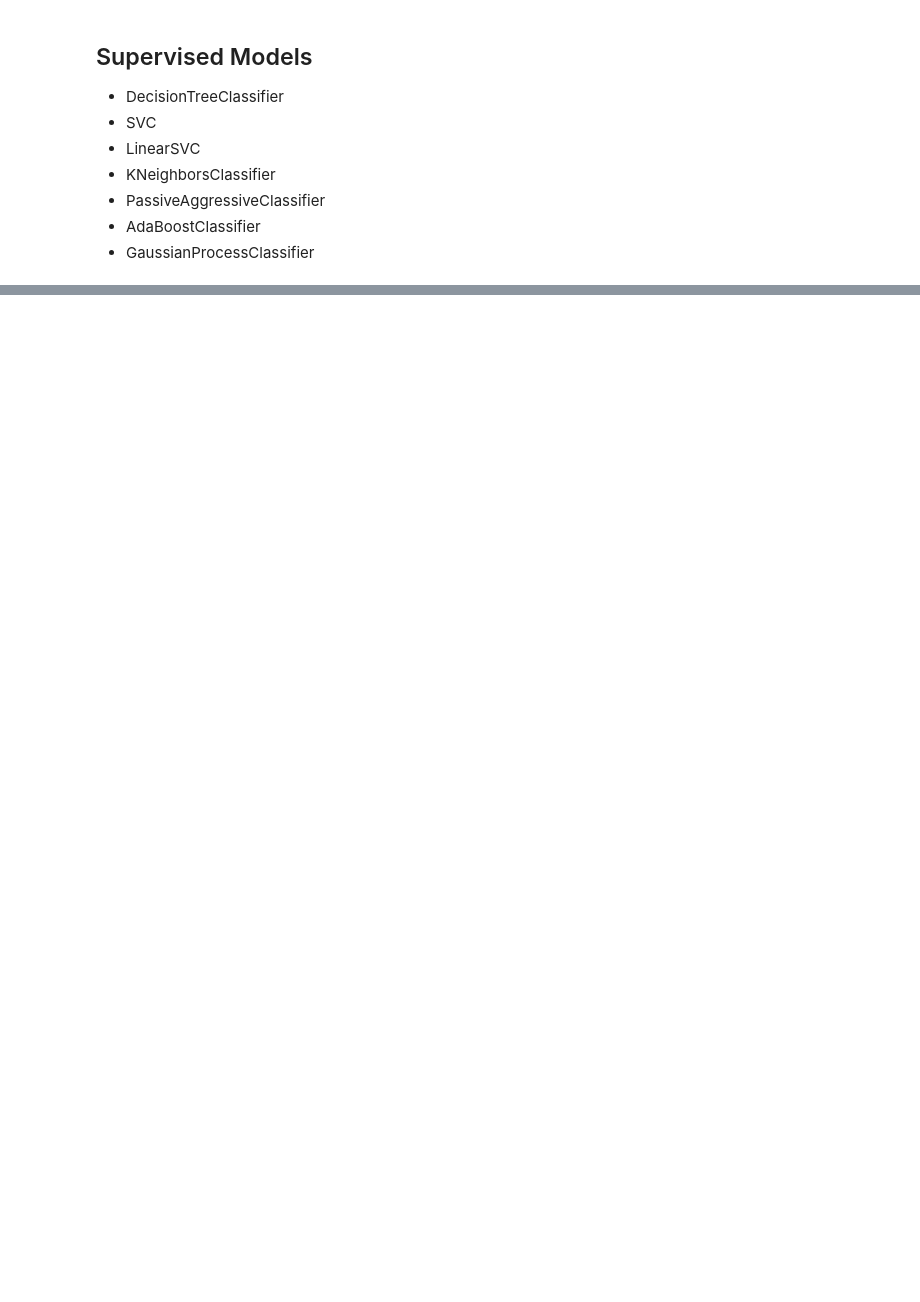
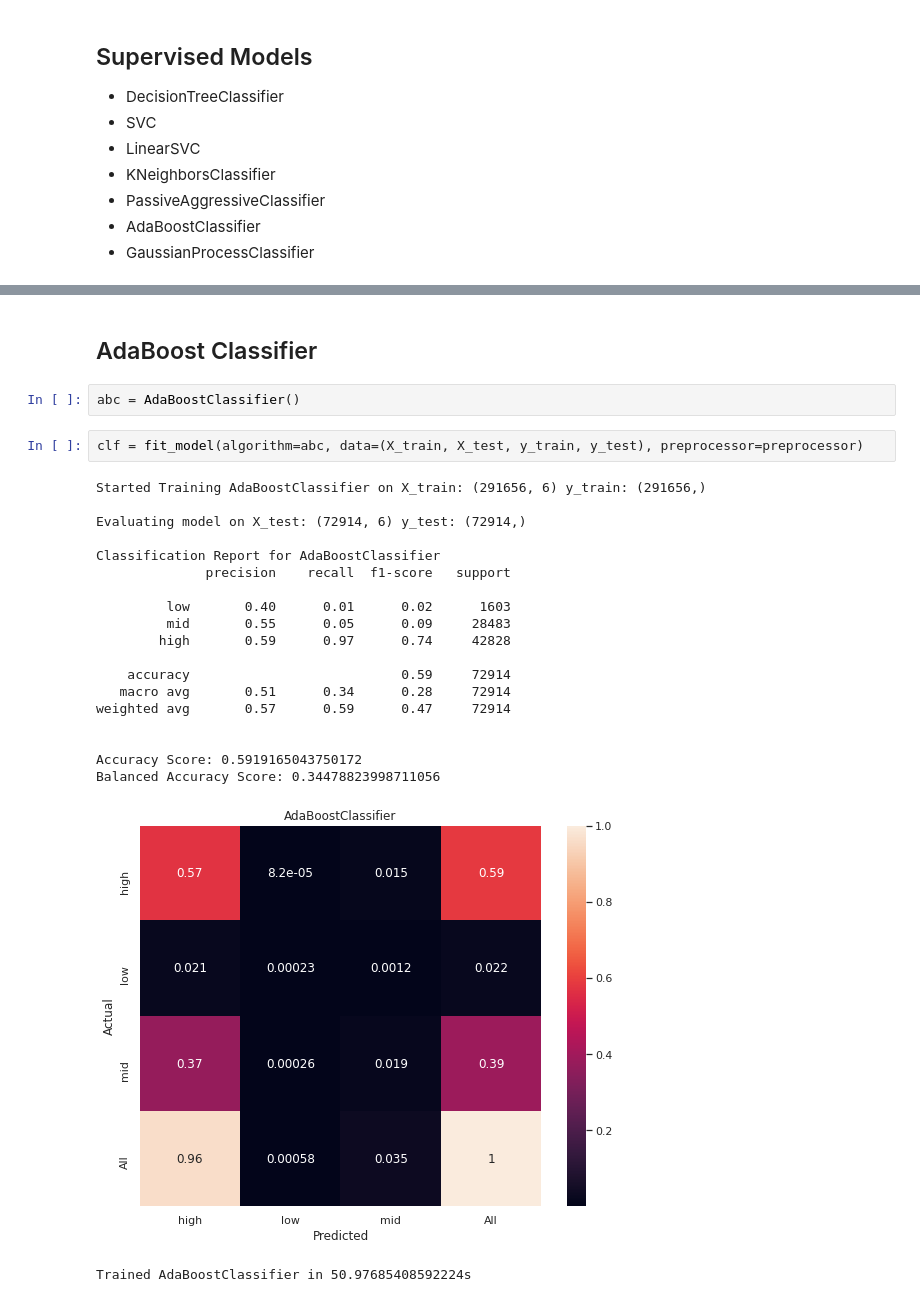
Before and after one commit to satyajitghana/University-Work-SEM-07, a Jupyter notebook: Assignment-02-2021/DM/BookReview-Classification-Supervised.ipynb, the cells around one changed output, grey strips where cells are left out. Cells and saved outputs as stored; diff of their text form; blank space fills up the shorter version.

```diff
--- a/Assignment-02-2021/DM/BookReview-Classification-Supervised.ipynb
+++ b/Assignment-02-2021/DM/BookReview-Classification-Supervised.ipynb
@@ -231,0 +364,27 @@ plt.show()
+# %% [markdown]
+## AdaBoost Classifier
+# %%
+abc = AdaBoostClassifier()
+# %%
+clf = fit_model(algorithm=abc, data=(X_train, X_test, y_train, y_test), preprocessor=preprocessor)
+# %% [output]
+Started Training AdaBoostClassifier on X_train: (291656, 6) y_train: (291656,)
+
+Evaluating model on X_test: (72914, 6) y_test: (72914,)
+
+Classification Report for AdaBoostClassifier
+              precision    recall  f1-score   support
+
+         low       0.40      0.01      0.02      1603
+         mid       0.55      0.05      0.09     28483
+        high       0.59      0.97      0.74     42828
+
+    accuracy                           0.59     72914
+   macro avg       0.51      0.34      0.28     72914
+weighted avg       0.57      0.59      0.47     72914
+
+
+Accuracy Score: 0.5919165043750172
+Balanced Accuracy Score: 0.34478823998711056
+[figure, added]
+Trained AdaBoostClassifier in 50.97685408592224s
```
Also changed, not shown: parts of 71 cells of this notebook, 11 other files.
